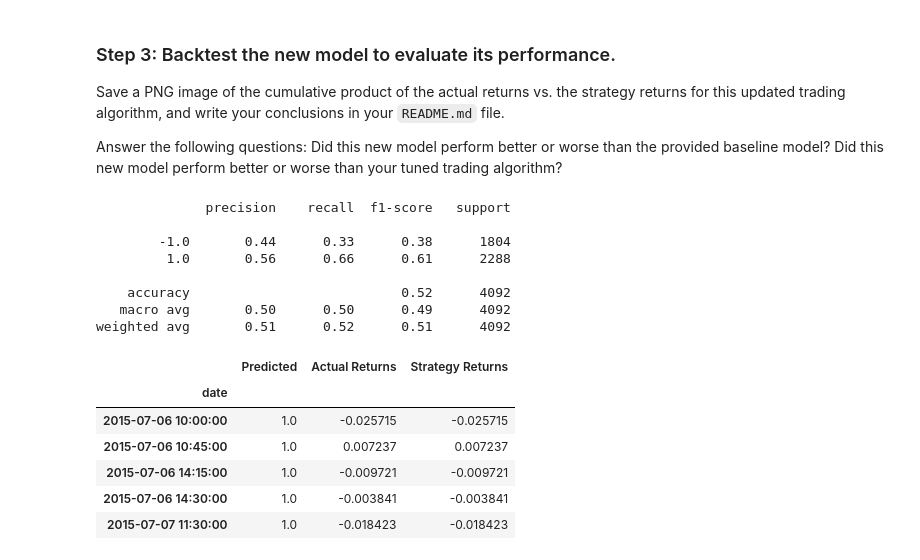
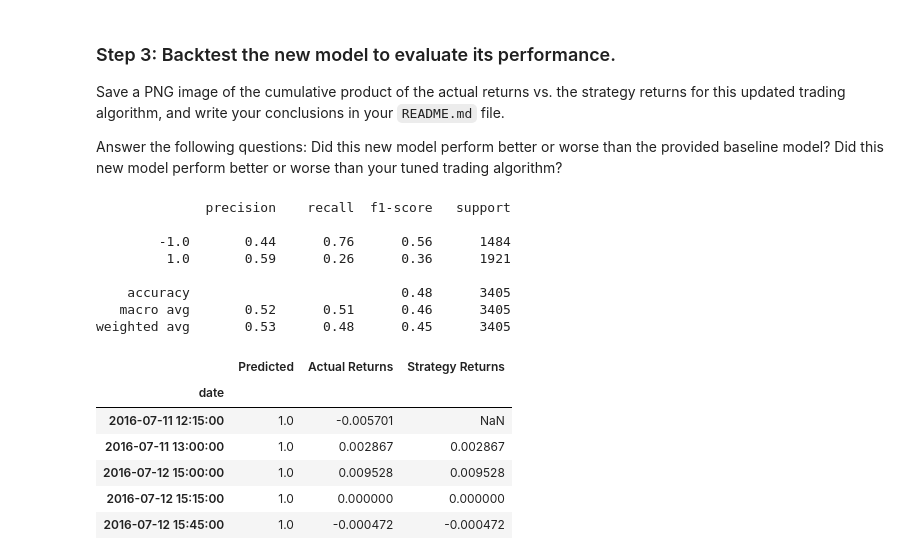
Before and after one commit to Gino-Petrosian/Fintech-Bootcamp-, a Jupyter notebook: Module 14 Challenge/machine_learning_trading_bot.ipynb, the cells around one changed output. Cells and saved outputs as stored; diff of their text form; code cells hidden in the pictures.

```diff
--- a/Module 14 Challenge/machine_learning_trading_bot.ipynb
+++ b/Module 14 Challenge/machine_learning_trading_bot.ipynb
@@ -140,12 +136,12 @@ display(signals_df.tail())
 ## Step 2: Generate trading signals using short- and long-window SMA values.
 # %%
 # Set the short window and long window
-short_window = 4
-long_window = 100
+short_window = 5
+long_window = 200
 
 # Generate the fast and slow simple moving averages (4 and 100 days, respectively)
-signals_df['SMA_Fast'] = signals_df['close'].rolling(window=short_window).mean()
-signals_df['SMA_Slow'] = signals_df['close'].rolling(window=long_window).mean()
+signals_df['SMA_Fast'] = signals_df['close'].rolling(window=short_window).mean().round(4)
+signals_df['SMA_Slow'] = signals_df['close'].rolling(window=long_window).mean().round(4)
 
 signals_df = signals_df.dropna()
 
@@ -268,6 +264,6 @@ print(training_begin)
 # %%
 # Select the ending period for the training data with an offset of 3 months
-training_end = X.index.min() + DateOffset(months=3)
+training_end = X.index.min() + DateOffset(months=12)
 
 # Display the training end date
 print(training_end)
@@ -458,35 +458,35 @@ print(LRm_training_report)
 # %% [output]
               precision    recall  f1-score   support
 
-        -1.0       0.44      0.33      0.38      1804
-         1.0       0.56      0.66      0.61      2288
+        -1.0       0.44      0.76      0.56      1484
+         1.0       0.59      0.26      0.36      1921
 
-    accuracy                           0.52      4092
-   macro avg       0.50      0.50      0.49      4092
-weighted avg       0.51      0.52      0.51      4092
+    accuracy                           0.48      3405
+   macro avg       0.52      0.51      0.46      3405
+weighted avg       0.53      0.48      0.45      3405
 # %%
 # Create a new empty predictions DataFrame.
 
 # Create a predictions DataFrame
-final_pred = pd.DataFrame(pred, index=X_test.index, columns=['Predicted'])
+final_pred = pd.DataFrame(index=X_test.index)
 
 # Add the SVM model predictions to the DataFrame
 final_pred['Predicted'] = pred
 
 # Add the actual returns to the DataFrame
 final_pred['Actual Returns'] = signals_df['Actual Returns']
 
 # Add the strategy returns to the DataFrame
-final_pred['Strategy Returns'] = (signals_df['Actual Returns'] * predictions_df['Predicted'])
+final_pred['Strategy Returns'] = final_pred['Actual Returns'] * final_pred['Predicted'].shift()
 
 final_pred.head()
 # %% [output]
 |  | Predicted | Actual Returns | Strategy Returns |
 | date |  |  |  |
-| 2015-07-06 10:00:00 | 1.0 | -0.025715 | -0.025715 |
-| 2015-07-06 10:45:00 | 1.0 | 0.007237 | 0.007237 |
-| 2015-07-06 14:15:00 | 1.0 | -0.009721 | -0.009721 |
-| 2015-07-06 14:30:00 | 1.0 | -0.003841 | -0.003841 |
-| 2015-07-07 11:30:00 | 1.0 | -0.018423 | -0.018423 |
+| 2016-07-11 12:15:00 | 1.0 | -0.005701 | NaN |
+| 2016-07-11 13:00:00 | 1.0 | 0.002867 | 0.002867 |
+| 2016-07-12 15:00:00 | 1.0 | 0.009528 | 0.009528 |
+| 2016-07-12 15:15:00 | 1.0 | 0.000000 | 0.000000 |
+| 2016-07-12 15:45:00 | 1.0 | -0.000472 | -0.000472 |
 # %%
 # Plot the actual returns versus the strategy returns
```
Also changed, not shown: parts of 17 cells of this notebook, 13 other files.
